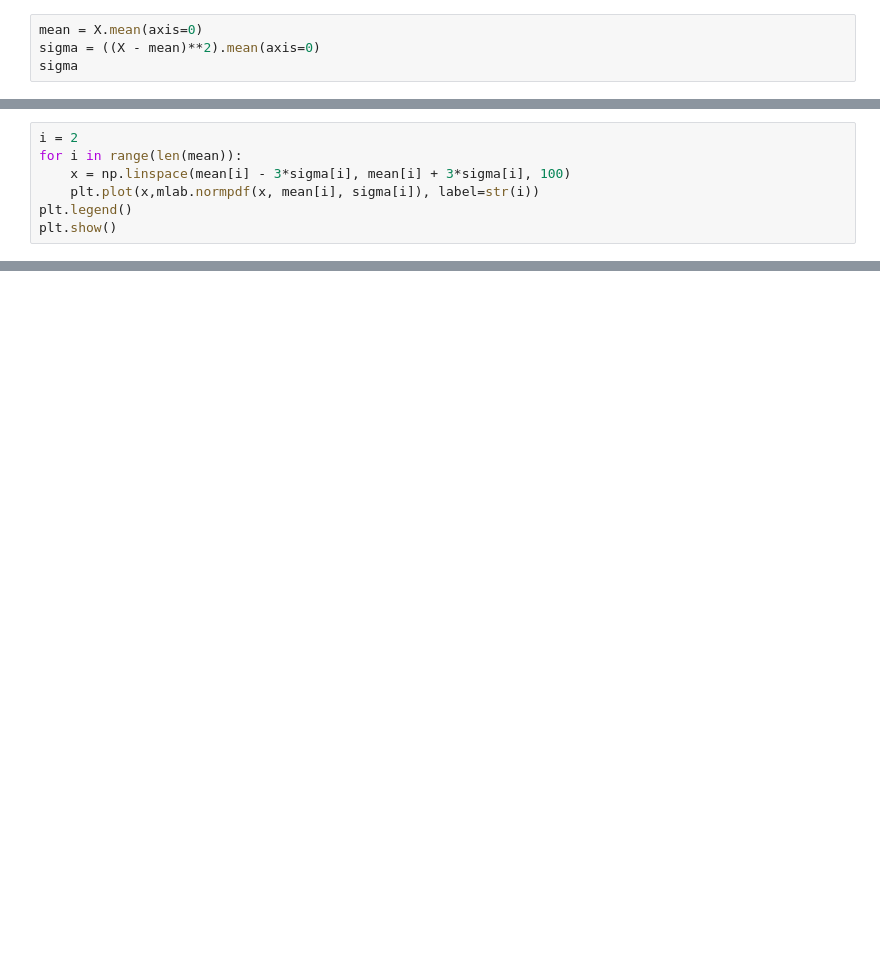
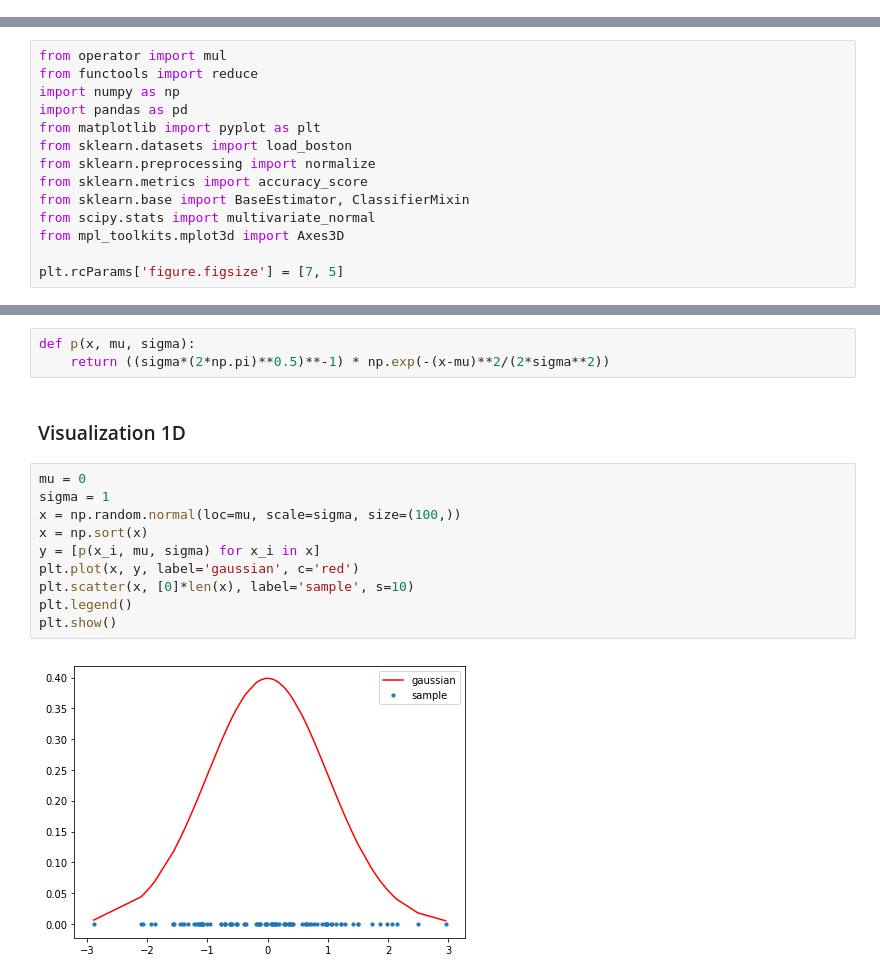
Before and after one commit to magiskboy/notebook, a Jupyter notebook: Anomaly detect.ipynb, the cells around one changed output, grey strips where cells are left out. Cells and saved outputs as stored; diff of their text form; blank space fills up the shorter version.

```diff
--- a/Anomaly detect.ipynb
+++ b/Anomaly detect.ipynb
@@ -11,4 +0,0 @@ X = dataset[0]
-# %%
-mean = X.mean(axis=0)
-sigma = ((X - mean)**2).mean(axis=0)
-sigma
@@ -17,7 +0,0 @@ array([0.68112222, 0.18675067, 3.09242489, 0.57853156])
-# %%
-i = 2
-for i in range(len(mean)):
-    x = np.linspace(mean[i] - 3*sigma[i], mean[i] + 3*sigma[i], 100)
-    plt.plot(x,mlab.normpdf(x, mean[i], sigma[i]), label=str(i))
-plt.legend()
-plt.show()
@@ -25,0 +1,14 @@ plt.show()
+# %%
+from operator import mul
+from functools import reduce
+import numpy as np
+import pandas as pd
+from matplotlib import pyplot as plt
+from sklearn.datasets import load_boston
+from sklearn.preprocessing import normalize
+from sklearn.metrics import accuracy_score
+from sklearn.base import BaseEstimator, ClassifierMixin
+from scipy.stats import multivariate_normal
+from mpl_toolkits.mplot3d import Axes3D
+
+plt.rcParams['figure.figsize'] = [7, 5]
@@ -25,0 +38,17 @@ plt.show()
+# %%
+def p(x, mu, sigma):
+    return ((sigma*(2*np.pi)**0.5)**-1) * np.exp(-(x-mu)**2/(2*sigma**2))
+# %% [markdown]
+### Visualization 1D
+# %%
+mu = 0
+sigma = 1
+x = np.random.normal(loc=mu, scale=sigma, size=(100,))
+x = np.sort(x)
+y = [p(x_i, mu, sigma) for x_i in x]
+plt.plot(x, y, label='gaussian', c='red')
+plt.scatter(x, [0]*len(x), label='sample', s=10)
+plt.legend()
+plt.show()
+# %% [output]
+[figure, added]
```
Also changed, not shown: parts of 15 cells of this notebook, 4 other files.
